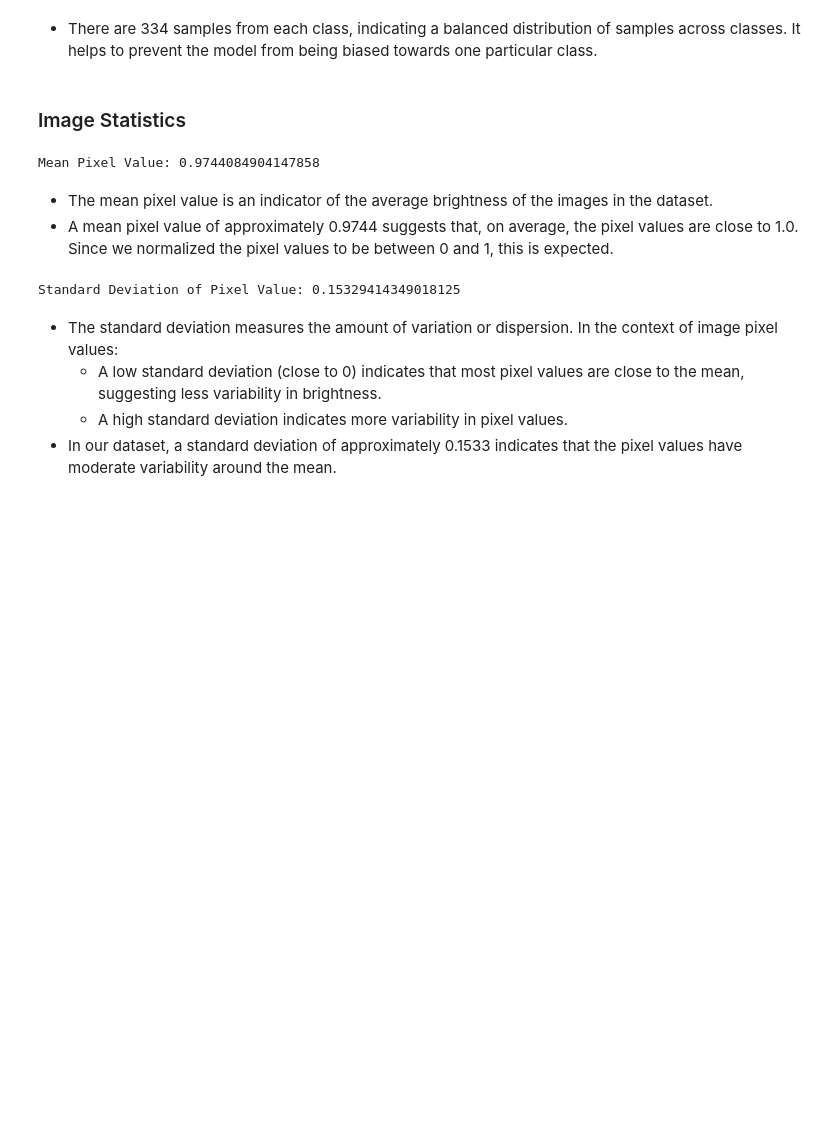
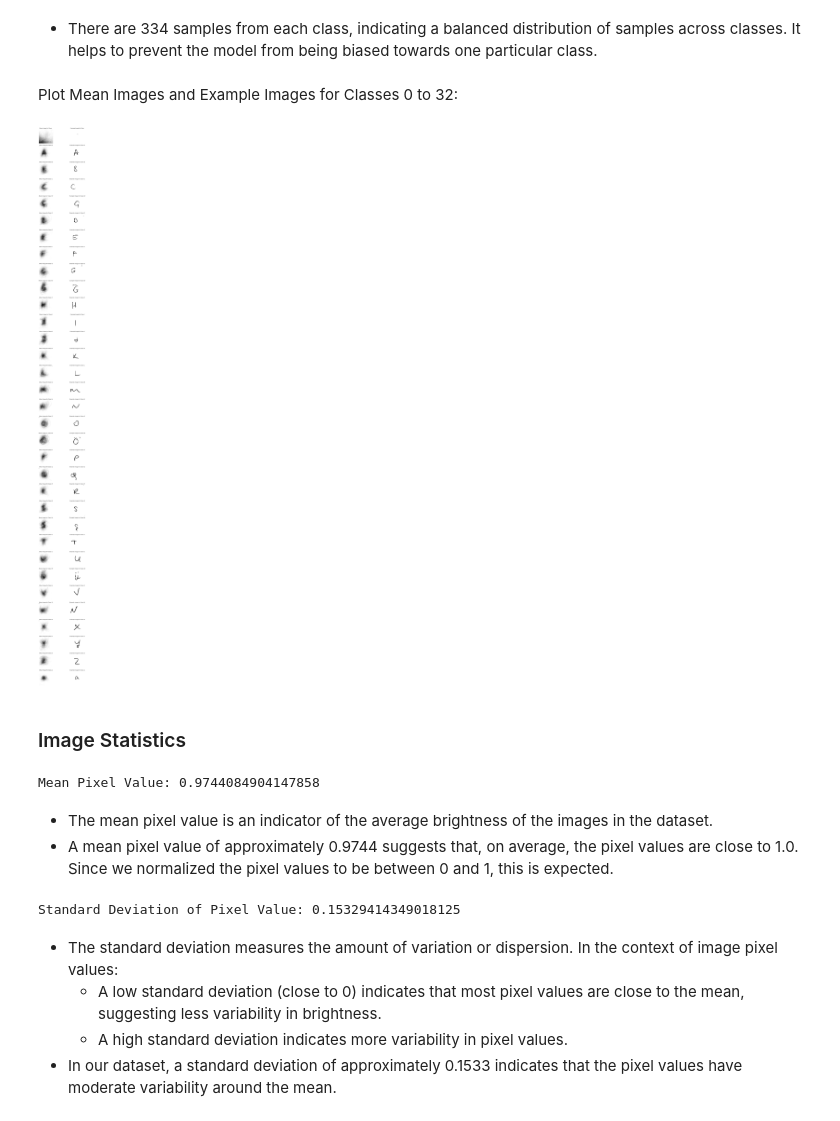
Before and after one commit to beyzanurkeskin/Handwritten-Letter-and-Person-Recognition-Project, a Jupyter notebook: Dataset/EDA.ipynb, the cells around one changed output. Drawn from its saved outputs; the diff is of its cells as text; code cells hidden in the pictures; blank space fills up the shorter version.

```diff
--- a/Dataset/EDA.ipynb
+++ b/Dataset/EDA.ipynb
@@ -147,5 +154,34 @@ Class Counts: {'c': 334, 'p': 334, 'x': 334, 'K': 334, 'C': 334, 'q': 334, 'Q':
 # %% [markdown]
 * There are 334 samples from each class, indicating a balanced distribution of samples across classes. It helps to prevent the model from being biased towards one particular class.
+# %% [markdown]
+Plot Mean Images and Example Images for Classes 0 to 32:
+# %%
+classes_to_display = 33  # Number of classes to display, you can modify it as you want
+
+unique_labels = np.unique(labels)
+selected_labels = unique_labels[:classes_to_display]
+
+plt.figure(figsize=(10, 3 * classes_to_display))
+
+for i, label in enumerate(selected_labels):
+    class_images = images[labels == label]
+
+    # Plot Mean Image
+    mean_image = np.mean(class_images, axis=0)
+    plt.subplot(classes_to_display, 2, 2 * i + 1)
+    plt.imshow(mean_image.reshape(64, 64), cmap='gray')
+    plt.title(f'Mean Image for Class {label}')
+    plt.axis('off')
+
+    # Plot Example Image
+    plt.subplot(classes_to_display, 2, 2 * i + 2)
+    plt.imshow(class_images[0].reshape(64, 64), cmap='gray')
+    plt.title(f'Example Image for Class {label}')
+    plt.axis('off')
+
+plt.show()
+# %% [output]
+[figure, added]
 # %% [markdown]
 ### Image Statistics
 # %%
```
Also changed, not shown: parts of 15 cells of this notebook.
